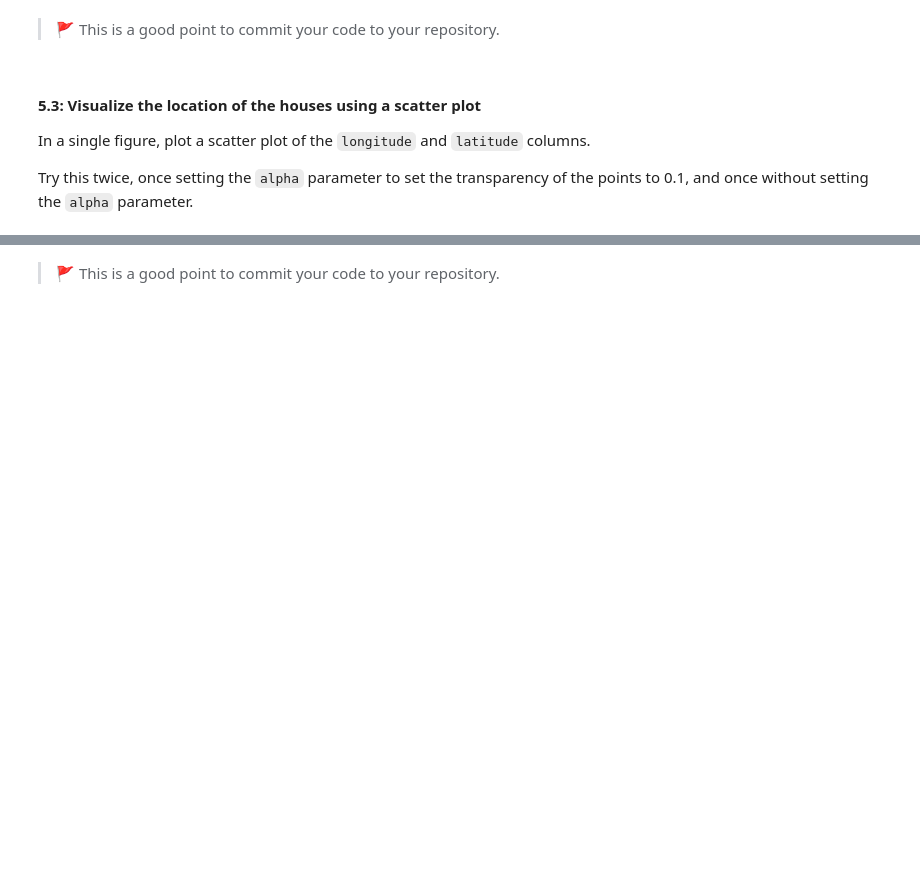
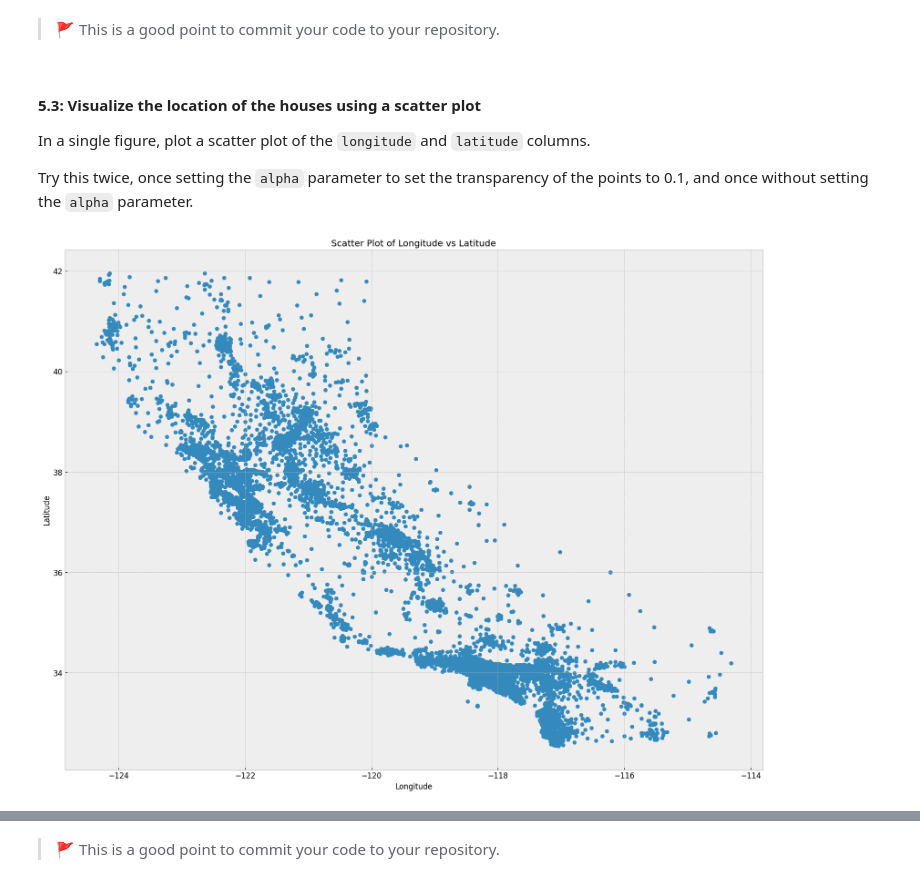
Before and after one commit to IT4063-Spring2025/eda-assignment-BeccaCordray, a Jupyter notebook: notebook.ipynb, the cells around one changed output, grey strips where cells are left out. Saved outputs shown, nothing was run; the diff lists cells and outputs as text; code cells hidden in the pictures; blank space fills up the shorter version.

```diff
--- a/notebook.ipynb
+++ b/notebook.ipynb
@@ -228,0 +225,10 @@ Try this twice, once setting the `alpha` parameter to set the transparency of th
+# %%
+# 💻 scatter plat without alpha
+plt.figure(figsize=(20,15))
+plt.scatter(housing['longitude'], housing['latitude'])
+plt.xlabel('Longitude')
+plt.ylabel('Latitude')
+plt.title('Scatter Plot of Longitude vs Latitude')
+plt.show()
+# %% [output]
+[figure, added]
```
Also changed, not shown: parts of 3 cells of this notebook.
